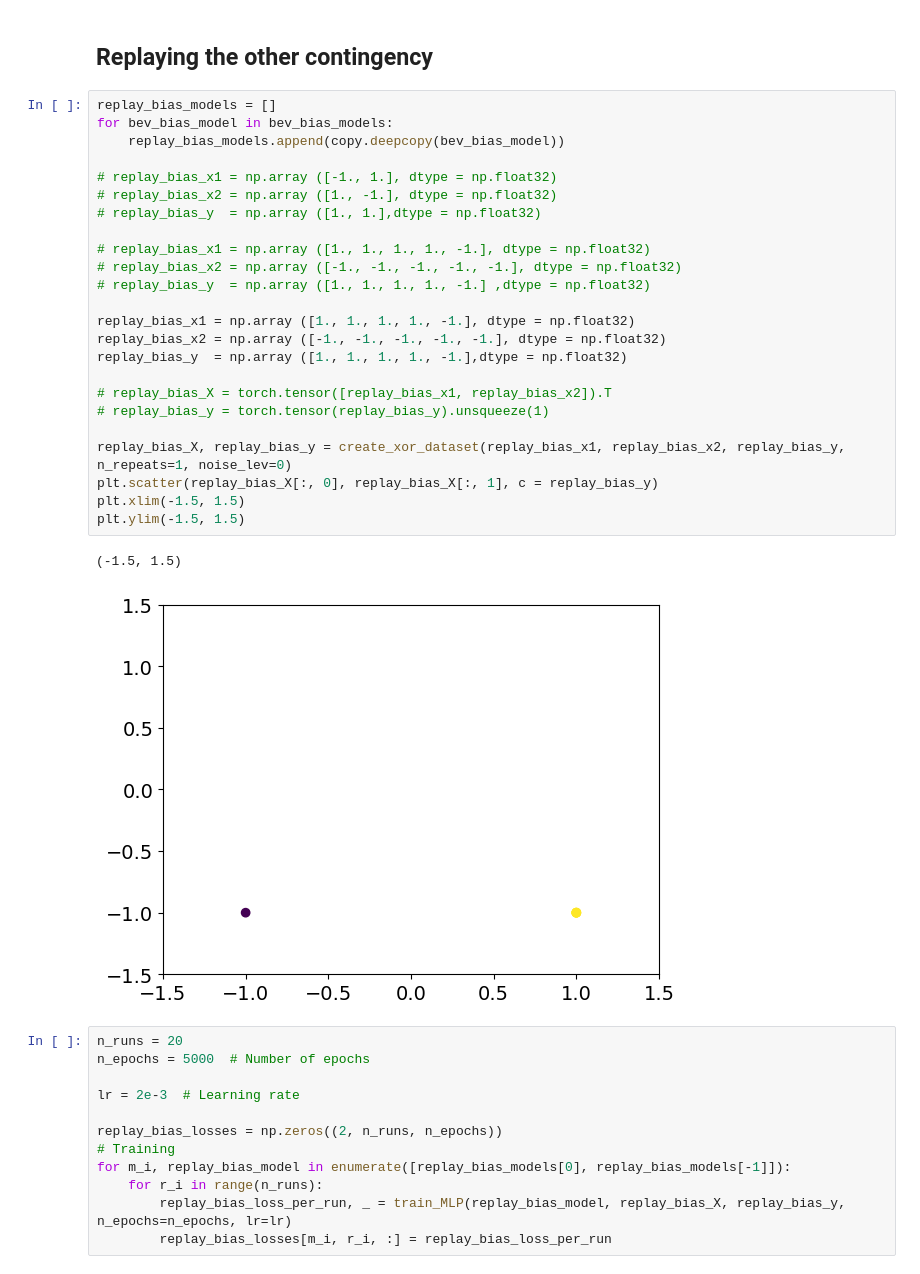
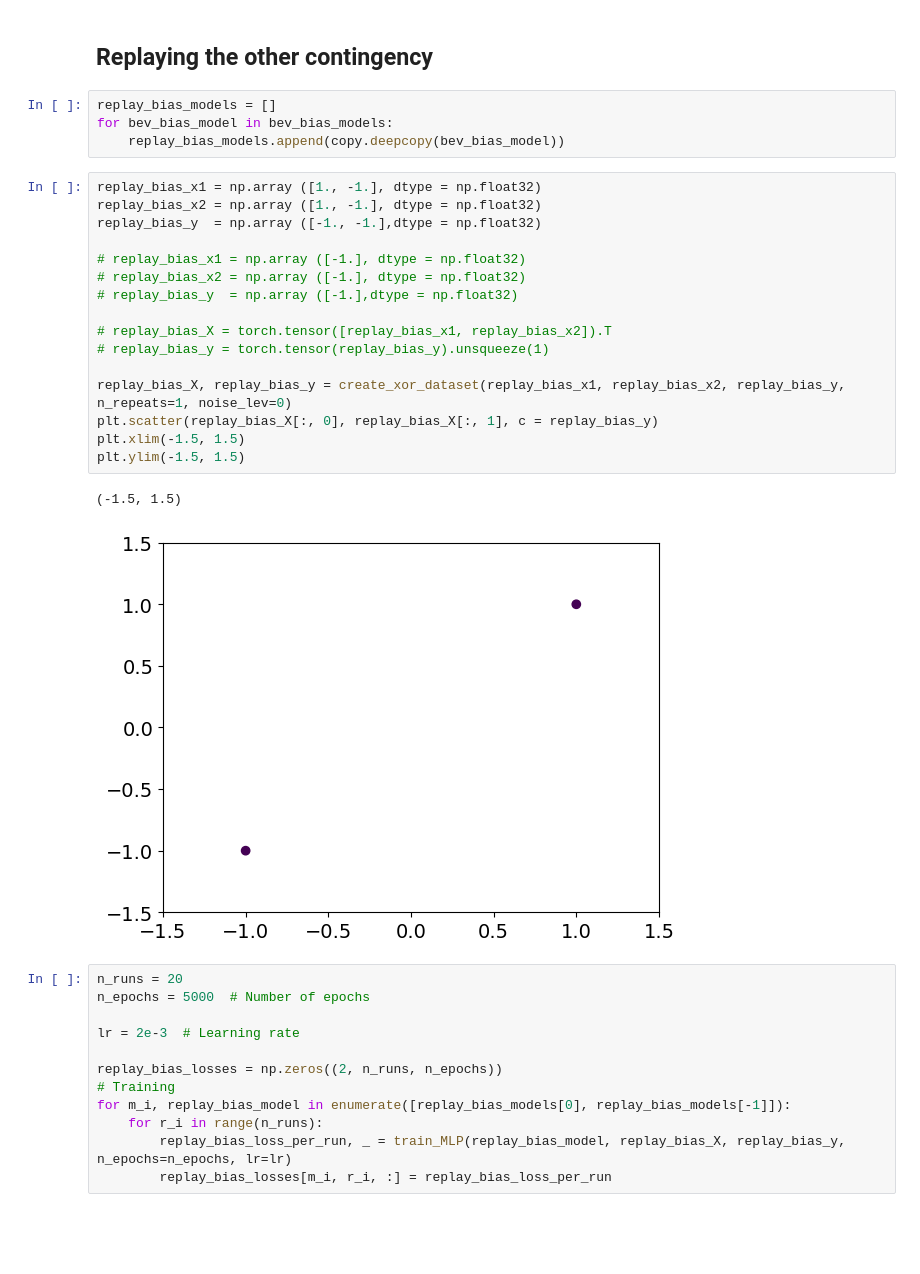
Before and after one commit to vandermeerlab/replay_task_rep, a Jupyter notebook: simulations/Fig3_bev_replay_bias.ipynb, the cells around one changed output. Cells and saved outputs as stored; diff of their text form; blank space fills up the shorter version.

```diff
--- a/simulations/Fig3_bev_replay_bias.ipynb
+++ b/simulations/Fig3_bev_replay_bias.ipynb
@@ -224,32 +224,28 @@ for a_i, axis in enumerate(axes):
 # %% [markdown]
 ## Replaying the other contingency
+# %%
+replay_bias_models = []
+for bev_bias_model in bev_bias_models:
+    replay_bias_models.append(copy.deepcopy(bev_bias_model))
 # %%
-replay_bias_models = []
-for bev_bias_model in bev_bias_models:
-    replay_bias_models.append(copy.deepcopy(bev_bias_model))
+replay_bias_x1 = np.array ([1., -1.], dtype = np.float32)
+replay_bias_x2 = np.array ([1., -1.], dtype = np.float32)
+replay_bias_y  = np.array ([-1., -1.],dtype = np.float32)
 
-# replay_bias_x1 = np.array ([-1., 1.], dtype = np.float32)
-# replay_bias_x2 = np.array ([1., -1.], dtype = np.float32)
-# replay_bias_y  = np.array ([1., 1.],dtype = np.float32)
-
-# replay_bias_x1 = np.array ([1., 1., 1., 1., -1.], dtype = np.float32)
-# replay_bias_x2 = np.array ([-1., -1., -1., -1., -1.], dtype = np.float32)
-# replay_bias_y  = np.array ([1., 1., 1., 1., -1.] ,dtype = np.float32)
-
-replay_bias_x1 = np.array ([1., 1., 1., 1., -1.], dtype = np.float32)
-replay_bias_x2 = np.array ([-1., -1., -1., -1., -1.], dtype = np.float32)
-replay_bias_y  = np.array ([1., 1., 1., 1., -1.],dtype = np.float32)
+# replay_bias_x1 = np.array ([-1.], dtype = np.float32)
+# replay_bias_x2 = np.array ([-1.], dtype = np.float32)
+# replay_bias_y  = np.array ([-1.],dtype = np.float32)
 
 # replay_bias_X = torch.tensor([replay_bias_x1, replay_bias_x2]).T
 # replay_bias_y = torch.tensor(replay_bias_y).unsqueeze(1)
 
 replay_bias_X, replay_bias_y = create_xor_dataset(replay_bias_x1, replay_bias_x2, replay_bias_y, n_repeats=1, noise_lev=0)
 plt.scatter(replay_bias_X[:, 0], replay_bias_X[:, 1], c = replay_bias_y)
 plt.xlim(-1.5, 1.5)
 plt.ylim(-1.5, 1.5)
 # %% [output]
 (-1.5, 1.5)
-[figure, old version]
+[figure, new version]
 # %%
 n_runs = 20
 n_epochs = 5000  # Number of epochs
```
Also changed, not shown: parts of 6 cells of this notebook, 2 other files.
